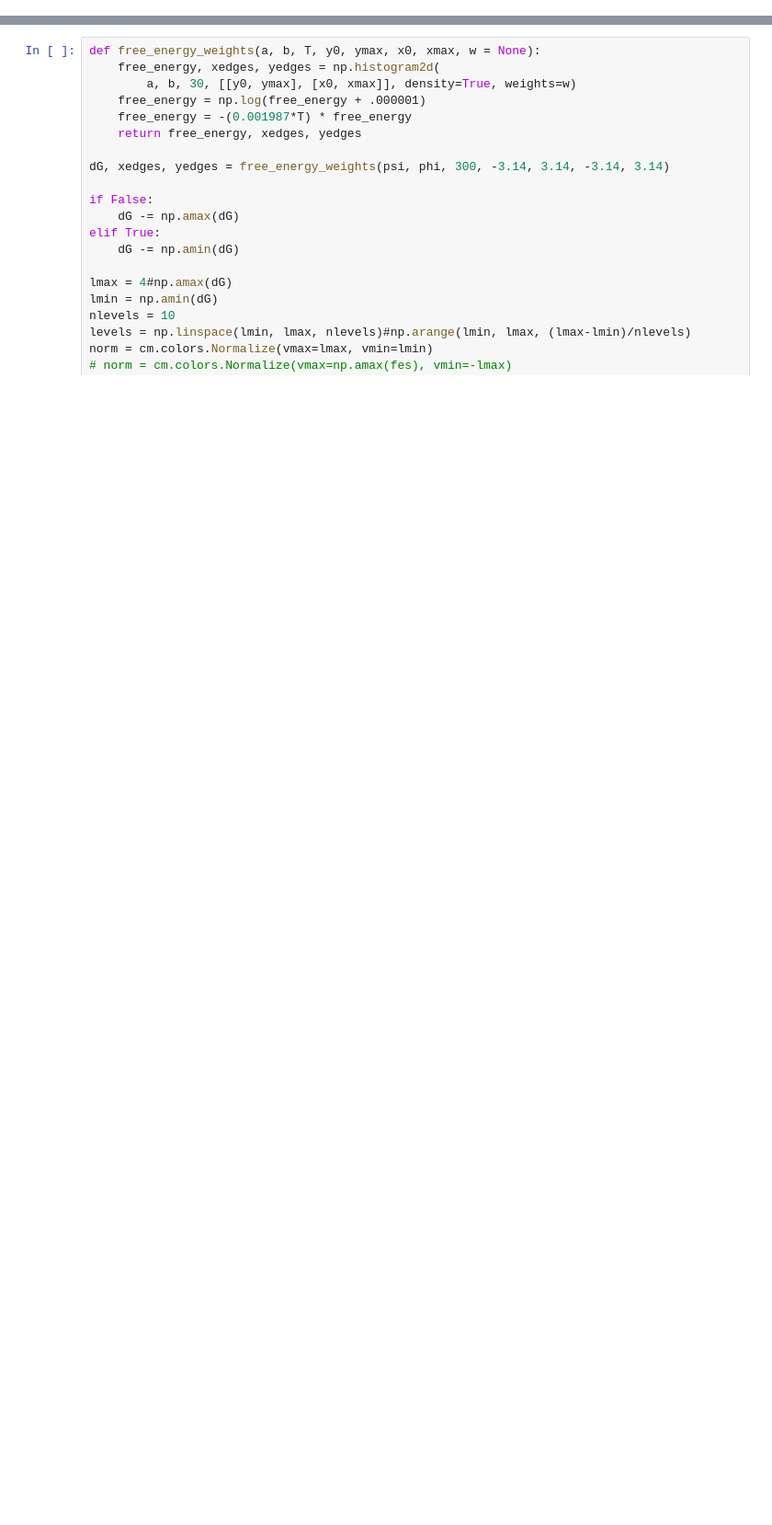
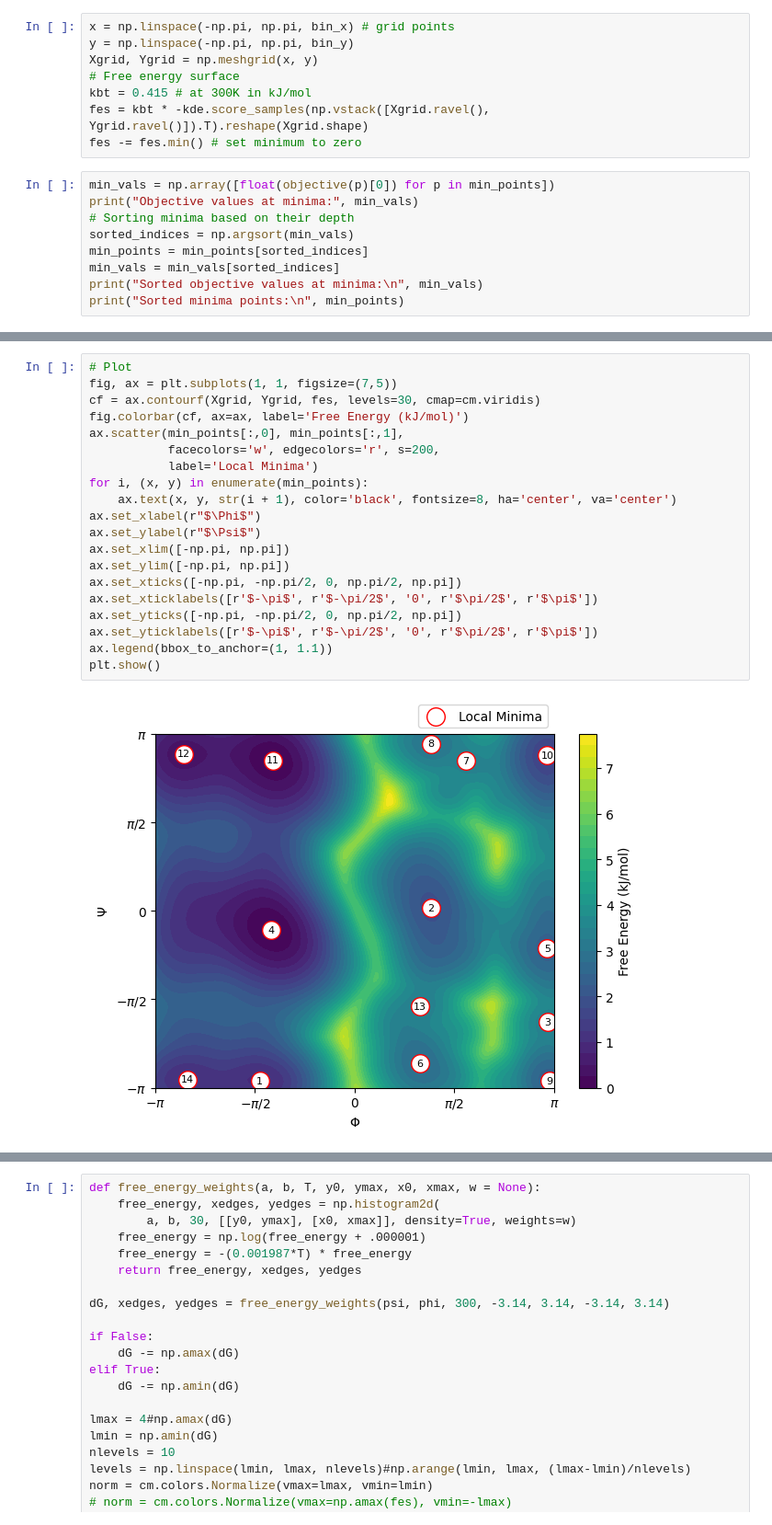
Before and after one commit to goharalisiddiqui/surrogate-dynamics, a Jupyter notebook: data_generation/plots.ipynb, the cells around one changed output, grey strips where cells are left out. Shown at 92% size. Cells and saved outputs as stored; diff of their text form; blank space fills up the shorter version.

```diff
--- a/data_generation/plots.ipynb
+++ b/data_generation/plots.ipynb
@@ -27,0 +151,17 @@ psi = Rama.angles[:, 0, 1] / 180 * np.pi
+# %%
+x = np.linspace(-np.pi, np.pi, bin_x) # grid points
+y = np.linspace(-np.pi, np.pi, bin_y)
+Xgrid, Ygrid = np.meshgrid(x, y)
+# Free energy surface
+kbt = 0.415 # at 300K in kJ/mol
+fes = kbt * -kde.score_samples(np.vstack([Xgrid.ravel(), Ygrid.ravel()]).T).reshape(Xgrid.shape)
+fes -= fes.min() # set minimum to zero
+# %%
+min_vals = np.array([float(objective(p)[0]) for p in min_points])
+print("Objective values at minima:", min_vals)
+# Sorting minima based on their depth
+sorted_indices = np.argsort(min_vals)
+min_points = min_points[sorted_indices]
+min_vals = min_vals[sorted_indices]
+print("Sorted objective values at minima:\n", min_vals)
+print("Sorted minima points:\n", min_points)
@@ -27,0 +185,22 @@ psi = Rama.angles[:, 0, 1] / 180 * np.pi
+# %%
+# Plot
+fig, ax = plt.subplots(1, 1, figsize=(7,5))
+cf = ax.contourf(Xgrid, Ygrid, fes, levels=30, cmap=cm.viridis)
+fig.colorbar(cf, ax=ax, label='Free Energy (kJ/mol)')
+ax.scatter(min_points[:,0], min_points[:,1],
+           facecolors='w', edgecolors='r', s=200,
+           label='Local Minima')
+for i, (x, y) in enumerate(min_points):
+    ax.text(x, y, str(i + 1), color='black', fontsize=8, ha='center', va='center')
+ax.set_xlabel(r"$\Phi$")
+ax.set_ylabel(r"$\Psi$")
+ax.set_xlim([-np.pi, np.pi])
+ax.set_ylim([-np.pi, np.pi])
+ax.set_xticks([-np.pi, -np.pi/2, 0, np.pi/2, np.pi])
+ax.set_xticklabels([r'$-\pi$', r'$-\pi/2$', '0', r'$\pi/2$', r'$\pi$'])
+ax.set_yticks([-np.pi, -np.pi/2, 0, np.pi/2, np.pi])
+ax.set_yticklabels([r'$-\pi$', r'$-\pi/2$', '0', r'$\pi/2$', r'$\pi$'])
+ax.legend(bbox_to_anchor=(1, 1.1))
+plt.show()
+# %% [output]
+[figure, added]
```
Also changed, not shown: parts of 16 cells of this notebook, 11 other files.
